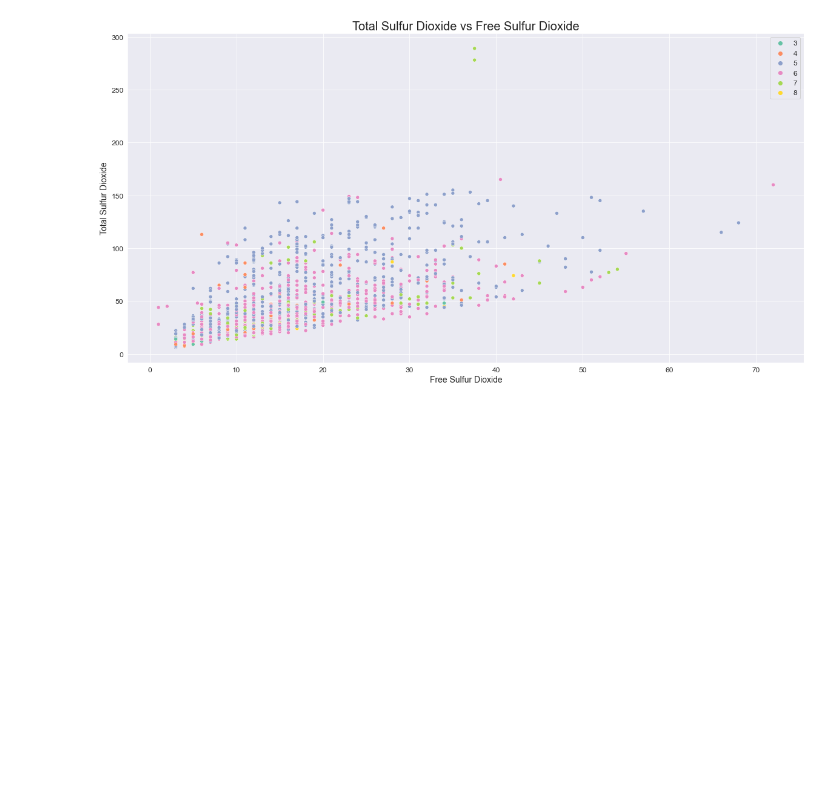
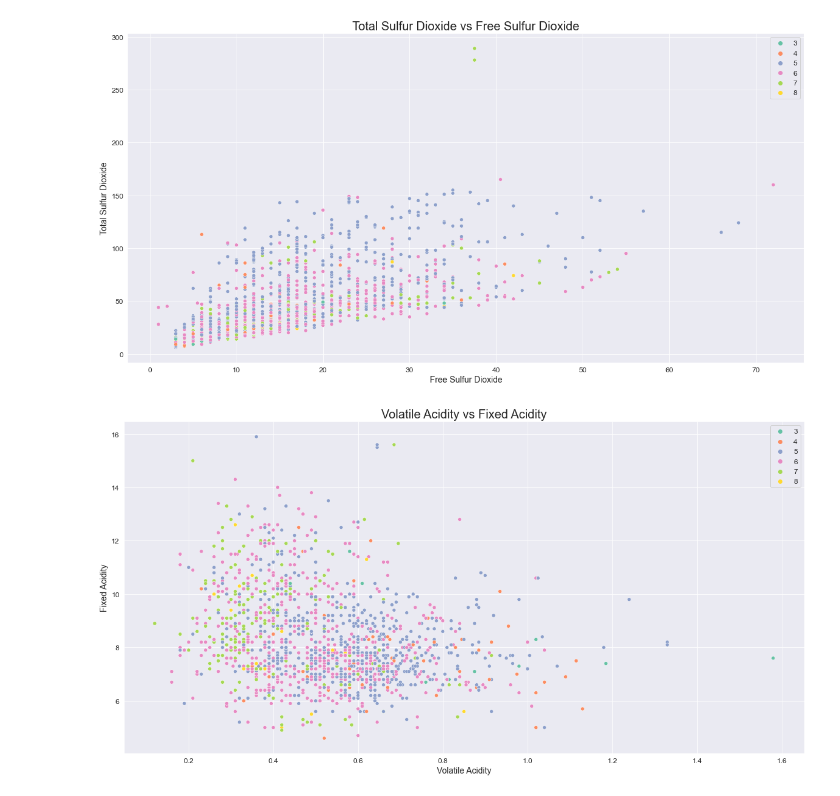
Before and after one commit to shamimsikder/Data-Visualization-Exercises, a Jupyter notebook: Wine Quality Data Visualization.ipynb, the cells around one changed output. Cells and saved outputs as stored; diff of their text form; code cells hidden in the pictures; blank space fills up the shorter version.

Commit message:
Volatile Acidity vs Fixed Acidity

```diff
--- a/Wine Quality Data Visualization.ipynb
+++ b/Wine Quality Data Visualization.ipynb
@@ -278,11 +278,13 @@ plt.legend(fontsize=12);
 # %%
 plt.figure(figsize=(20,10))
 
-sns.scatterplot(y=data[''],x=data["volatile acidity"],hue=data['quality'],palette='Set2')
+sns.scatterplot(y=data['fixed acidity'],x=data["volatile acidity"],hue=data['quality'],palette='Set2')
 
-plt.title("Total Sulfur Dioxide vs Free Sulfur Dioxide",fontsize=20)
-plt.xlabel("Volatile acidity",fontsize=14)
+plt.title("Volatile Acidity vs Fixed Acidity",fontsize=20)
+plt.xlabel("Volatile Acidity",fontsize=14)
 plt.xticks(fontsize=12)
 plt.ylabel("Fixed Acidity",fontsize=14)
 plt.yticks(fontsize=12)
 plt.legend(fontsize=12);
+# %% [output]
+[figure, added]
```
